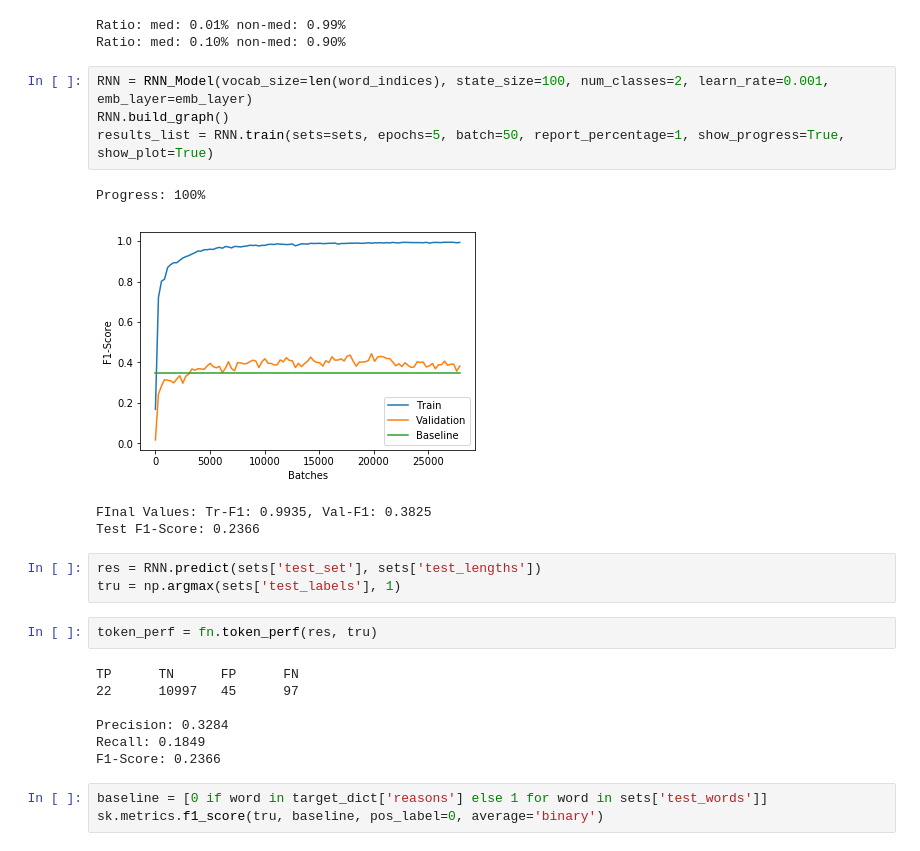
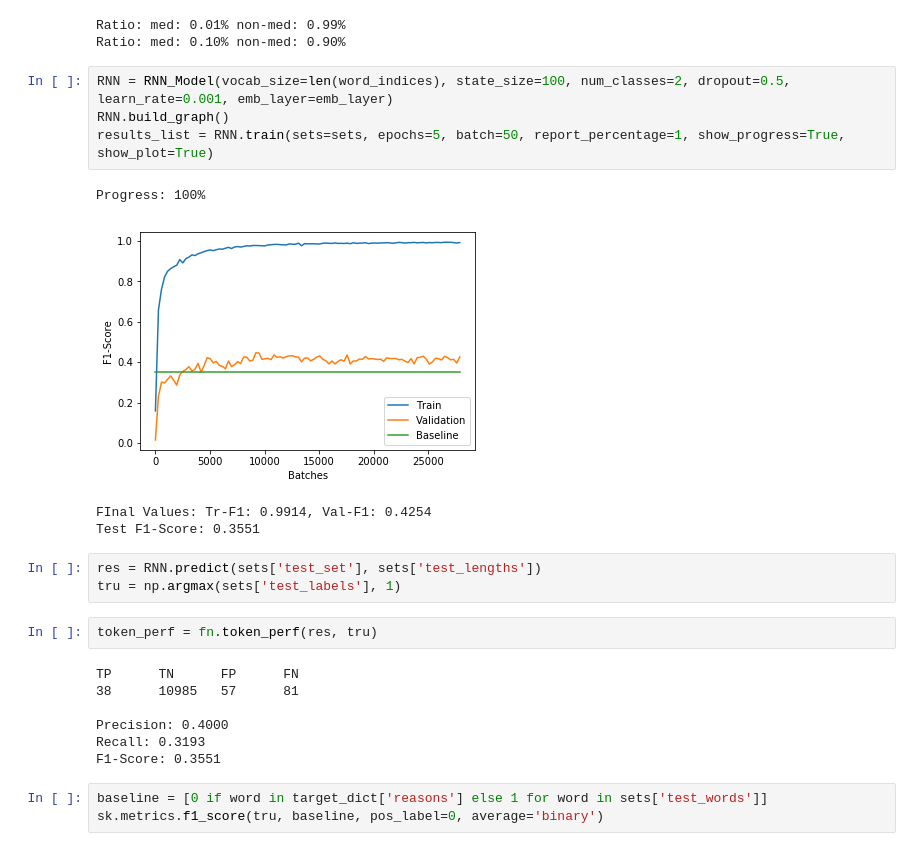
Before and after one commit to goto1991/L2B2-medication-extraction, a Jupyter notebook: Model 9 (Reasons).ipynb, the cells around one changed output. Drawn from its saved outputs; the diff is of its cells as text.

```diff
--- a/Model 9 (Reasons).ipynb
+++ b/Model 9 (Reasons).ipynb
@@ -80,14 +80,14 @@ print('Ratio: med: {:.2f}% non-med: {:.2f}%'.format(*(np.array(sets['train_label
 Ratio: med: 0.01% non-med: 0.99%
 Ratio: med: 0.10% non-med: 0.90%
 # %%
-RNN = RNN_Model(vocab_size=len(word_indices), state_size=100, num_classes=2, learn_rate=0.001, emb_layer=emb_layer)
+RNN = RNN_Model(vocab_size=len(word_indices), state_size=100, num_classes=2, dropout=0.5, learn_rate=0.001, emb_layer=emb_layer)
 RNN.build_graph()
 results_list = RNN.train(sets=sets, epochs=5, batch=50, report_percentage=1, show_progress=True, show_plot=True)
 # %% [output]
 Progress: 100%
-[figure, old version]
+[figure, new version]
-FInal Values: Tr-F1: 0.9935, Val-F1: 0.3825
-Test F1-Score: 0.2366
+FInal Values: Tr-F1: 0.9914, Val-F1: 0.4254
+Test F1-Score: 0.3551
 # %%
 res = RNN.predict(sets['test_set'], sets['test_lengths'])
 tru = np.argmax(sets['test_labels'], 1)
@@ -95,11 +95,11 @@ tru = np.argmax(sets['test_labels'], 1)
 token_perf = fn.token_perf(res, tru)
 # %% [output]
 TP      TN      FP      FN
-22      10997   45      97
+38      10985   57      81
 
-Precision: 0.3284
-Recall: 0.1849
-F1-Score: 0.2366
+Precision: 0.4000
+Recall: 0.3193
+F1-Score: 0.3551
 # %%
 baseline = [0 if word in target_dict['reasons'] else 1 for word in sets['test_words']]
 sk.metrics.f1_score(tru, baseline, pos_label=0, average='binary')
```
Also changed, not shown: parts of 1 cell of this notebook, 5 other files.
